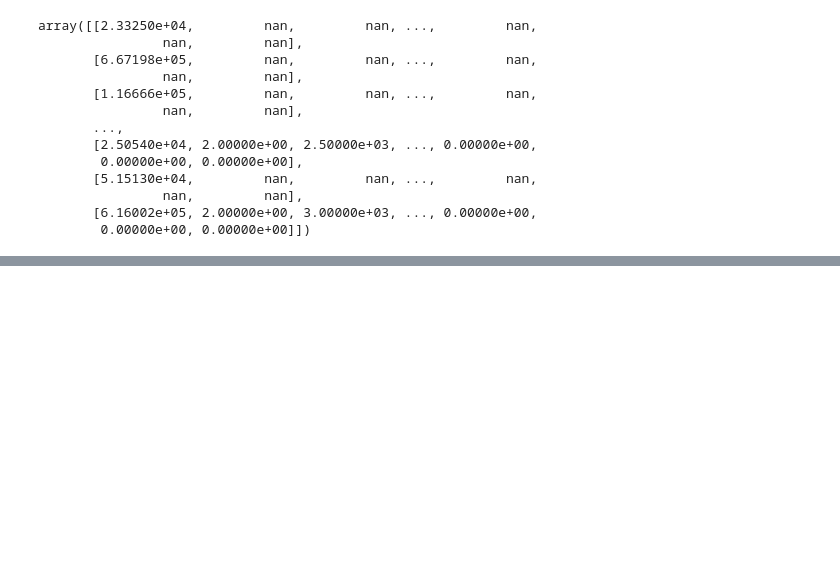
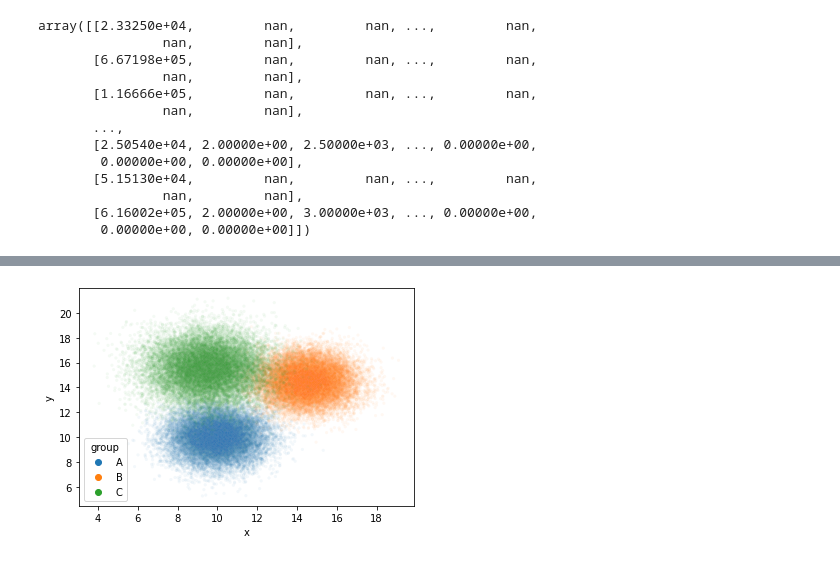
Before and after one commit to jpbarddal/jpbarddal.github.io, a Jupyter notebook: assets/data/lectures/2023/ppgia_data_science_2023.ipynb, the cells around one changed output, grey strips where cells are left out. Cells and saved outputs as stored; diff of their text form; code cells hidden in the pictures; blank space fills up the shorter version.

```diff
--- a/assets/data/lectures/2023/ppgia_data_science_2023.ipynb
+++ b/assets/data/lectures/2023/ppgia_data_science_2023.ipynb
@@ -482,0 +533,6 @@ array([[2.33250e+04,         nan,         nan, ...,         nan,
+# %%
+# scatter plot
+sns.scatterplot(df['x'], df['y'], s=10, alpha=0.05, hue=df['group'])
+plt.show()
+# %% [output]
+[figure, added]
```
Also changed, not shown: parts of 50 cells of this notebook, 59 other files.
